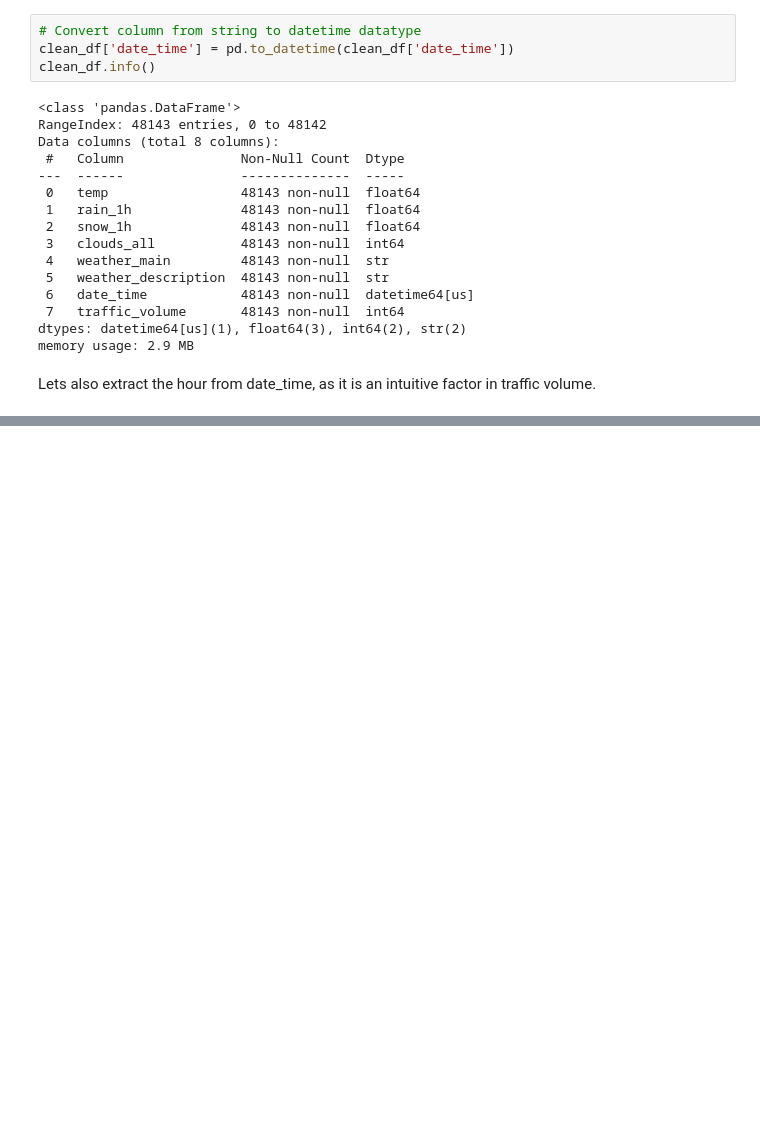
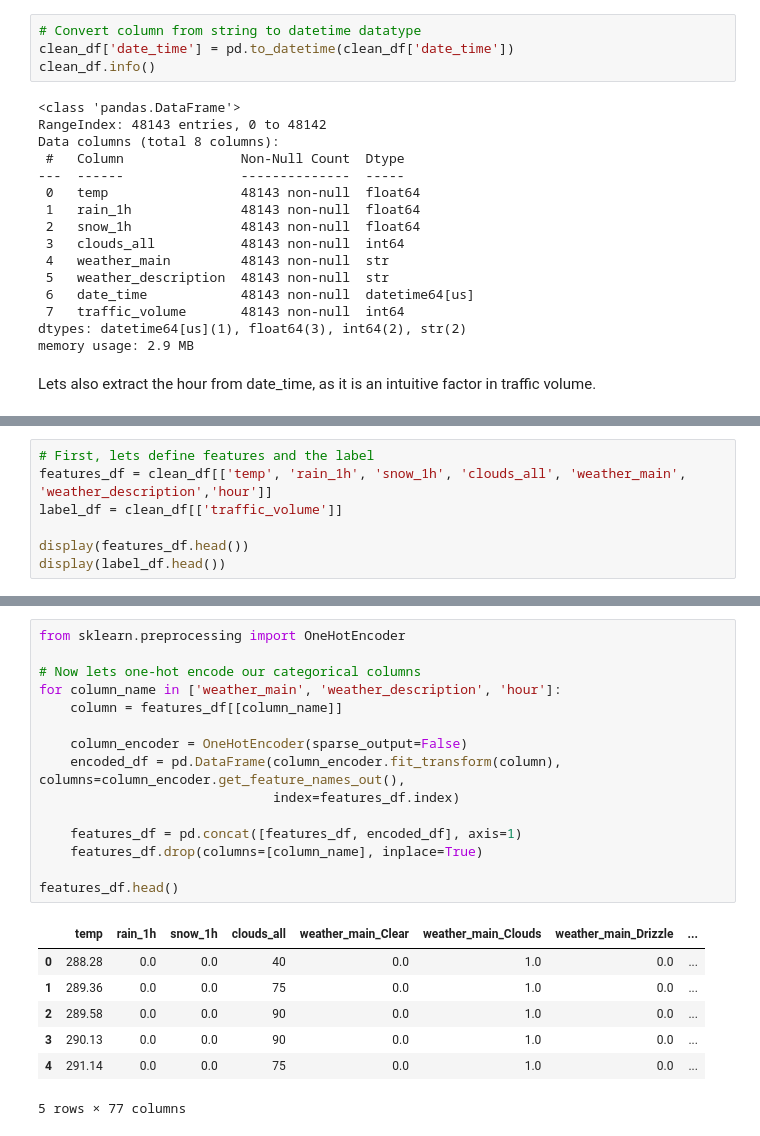
Before and after one commit to JoestarMario/Predicting_Traffic, a Jupyter notebook: Main.ipynb, the cells around one changed output, grey strips where cells are left out. Drawn from its saved outputs; the diff is of its cells as text; blank space fills up the shorter version.

```diff
--- a/Main.ipynb
+++ b/Main.ipynb
@@ -121,0 +129,7 @@ clean_df.head()
+# %%
+# First, lets define features and the label
+features_df = clean_df[['temp', 'rain_1h', 'snow_1h', 'clouds_all', 'weather_main', 'weather_description','hour']]
+label_df = clean_df[['traffic_volume']]
+
+display(features_df.head())
+display(label_df.head())
@@ -121,0 +149,23 @@ clean_df.head()
+# %%
+from sklearn.preprocessing import OneHotEncoder
+
+# Now lets one-hot encode our categorical columns
+for column_name in ['weather_main', 'weather_description', 'hour']:
+    column = features_df[[column_name]]
+
+    column_encoder = OneHotEncoder(sparse_output=False)
+    encoded_df = pd.DataFrame(column_encoder.fit_transform(column), columns=column_encoder.get_feature_names_out(),
+                              index=features_df.index)
+
+    features_df = pd.concat([features_df, encoded_df], axis=1)
+    features_df.drop(columns=[column_name], inplace=True)
+
+features_df.head()
+# %% [output]
+|  | temp | rain_1h | snow_1h | clouds_all | weather_main_Clear | weather_main_Clouds | weather_main_Drizzle | ... |
+| 0 | 288.28 | 0.0 | 0.0 | 40 | 0.0 | 1.0 | 0.0 | ... |
+| 1 | 289.36 | 0.0 | 0.0 | 75 | 0.0 | 1.0 | 0.0 | ... |
+| 2 | 289.58 | 0.0 | 0.0 | 90 | 0.0 | 1.0 | 0.0 | ... |
+| 3 | 290.13 | 0.0 | 0.0 | 90 | 0.0 | 1.0 | 0.0 | ... |
+| 4 | 291.14 | 0.0 | 0.0 | 75 | 0.0 | 1.0 | 0.0 | ... |
+5 rows × 77 columns
```
Also changed, not shown: parts of 5 cells of this notebook.
